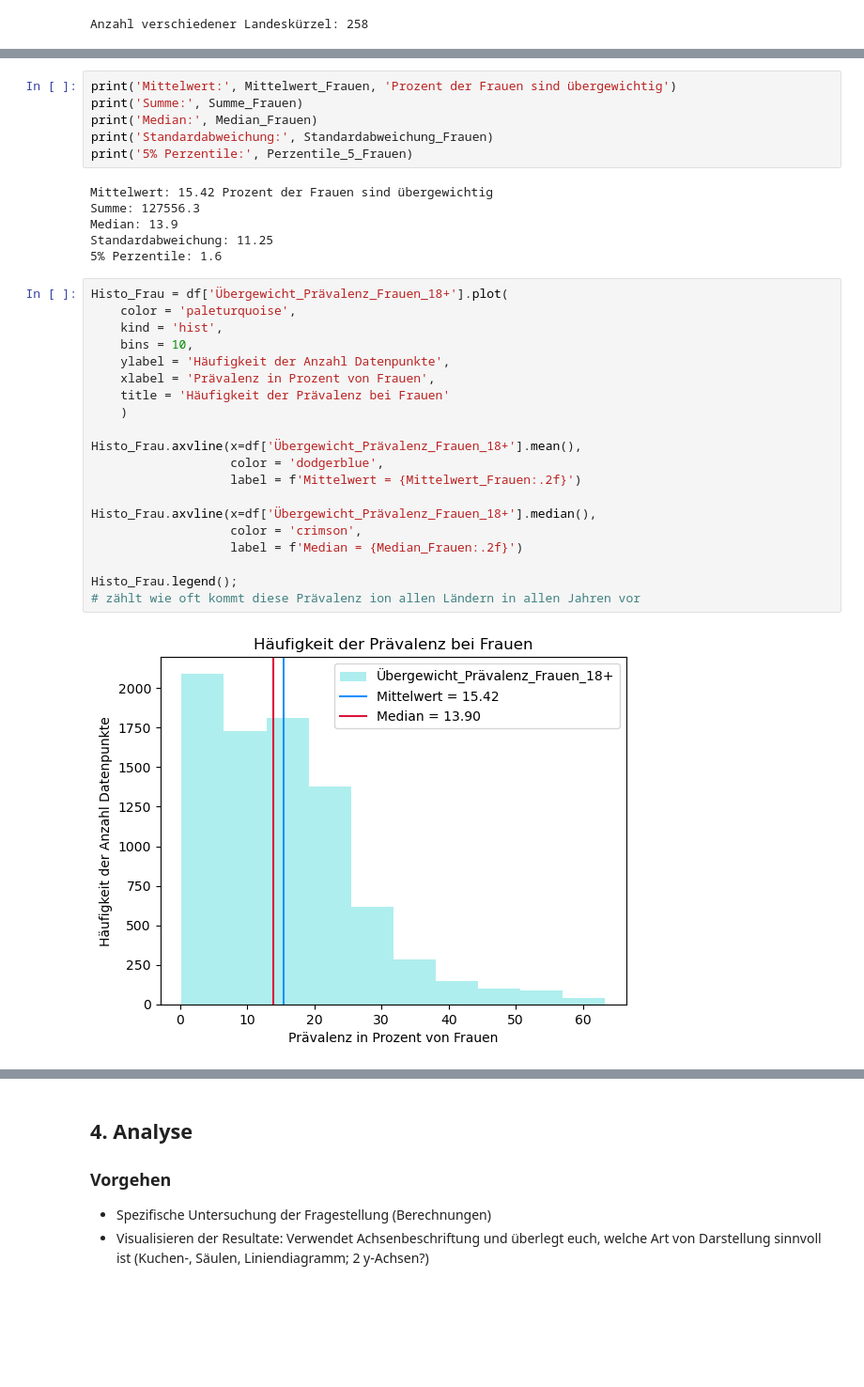
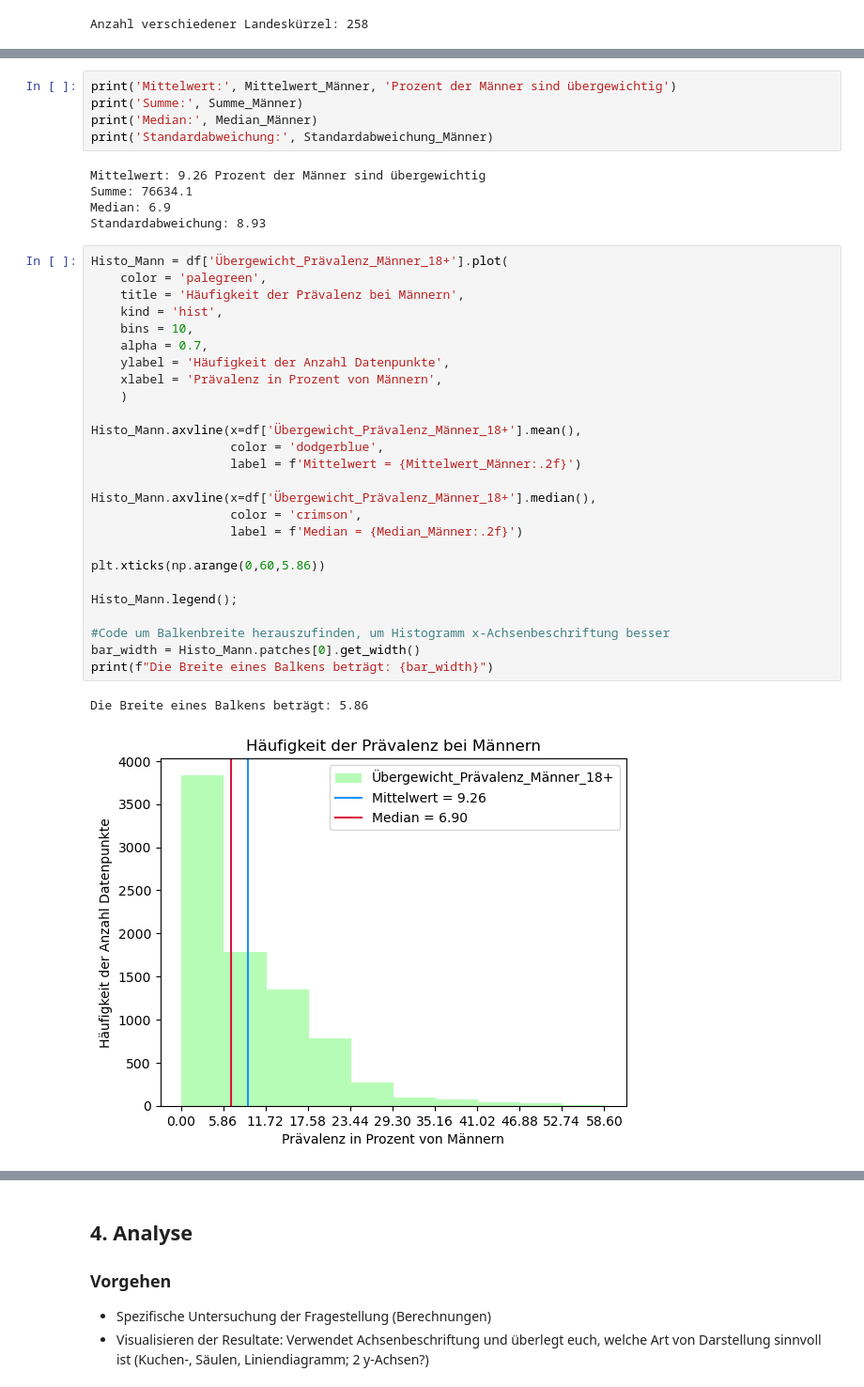
Before and after one commit to Hirnfresser/Leistungsnachweis_Phyton, a Jupyter notebook: Grundgerüst_Leistungsnachweis.ipynb, the cells around one changed output, grey strips where cells are left out. Shown at 94% size. Drawn from its saved outputs; the diff is of its cells as text; blank space fills up the shorter version.

```diff
--- a/Grundgerüst_Leistungsnachweis.ipynb
+++ b/Grundgerüst_Leistungsnachweis.ipynb
@@ -272,34 +394,39 @@ Perzentile_5_Männer = round(df['Übergewicht_Prävalenz_Männer_18+'].quantile(
 # %%
-print('Mittelwert:', Mittelwert_Frauen, 'Prozent der Frauen sind übergewichtig')
-print('Summe:', Summe_Frauen)
-print('Median:', Median_Frauen)
-print('Standardabweichung:', Standardabweichung_Frauen)
-print('5% Perzentile:', Perzentile_5_Frauen)
+print('Mittelwert:', Mittelwert_Männer, 'Prozent der Männer sind übergewichtig')
+print('Summe:', Summe_Männer)
+print('Median:', Median_Männer)
+print('Standardabweichung:', Standardabweichung_Männer)
 # %% [output]
-Mittelwert: 15.42 Prozent der Frauen sind übergewichtig
-Summe: 127556.3
-Median: 13.9
-Standardabweichung: 11.25
-5% Perzentile: 1.6
+Mittelwert: 9.26 Prozent der Männer sind übergewichtig
+Summe: 76634.1
+Median: 6.9
+Standardabweichung: 8.93
 # %%
-Histo_Frau = df['Übergewicht_Prävalenz_Frauen_18+'].plot(
-    color = 'paleturquoise',
+Histo_Mann = df['Übergewicht_Prävalenz_Männer_18+'].plot(
+    color = 'palegreen',
+    title = 'Häufigkeit der Prävalenz bei Männern',
     kind = 'hist',
     bins = 10,
+    alpha = 0.7,
     ylabel = 'Häufigkeit der Anzahl Datenpunkte',
-    xlabel = 'Prävalenz in Prozent von Frauen',
-    title = 'Häufigkeit der Prävalenz bei Frauen'
+    xlabel = 'Prävalenz in Prozent von Männern',
     )
 
-Histo_Frau.axvline(x=df['Übergewicht_Prävalenz_Frauen_18+'].mean(),
+Histo_Mann.axvline(x=df['Übergewicht_Prävalenz_Männer_18+'].mean(),
                    color = 'dodgerblue',
-                   label = f'Mittelwert = {Mittelwert_Frauen:.2f}')
+                   label = f'Mittelwert = {Mittelwert_Männer:.2f}')
 
-Histo_Frau.axvline(x=df['Übergewicht_Prävalenz_Frauen_18+'].median(),
+Histo_Mann.axvline(x=df['Übergewicht_Prävalenz_Männer_18+'].median(),
                    color = 'crimson',
-                   label = f'Median = {Median_Frauen:.2f}')
+                   label = f'Median = {Median_Männer:.2f}')
 
-Histo_Frau.legend();
-# zählt wie oft kommt diese Prävalenz ion allen Ländern in allen Jahren vor
+plt.xticks(np.arange(0,60,5.86))
+
+Histo_Mann.legend();
+
+#Code um Balkenbreite herauszufinden, um Histogramm x-Achsenbeschriftung besser
+bar_width = Histo_Mann.patches[0].get_width()
+print(f"Die Breite eines Balkens beträgt: {bar_width}")
 # %% [output]
+Die Breite eines Balkens beträgt: 5.86
-[figure, old version]
+[figure, new version]
```
Also changed, not shown: parts of 18 cells of this notebook.
